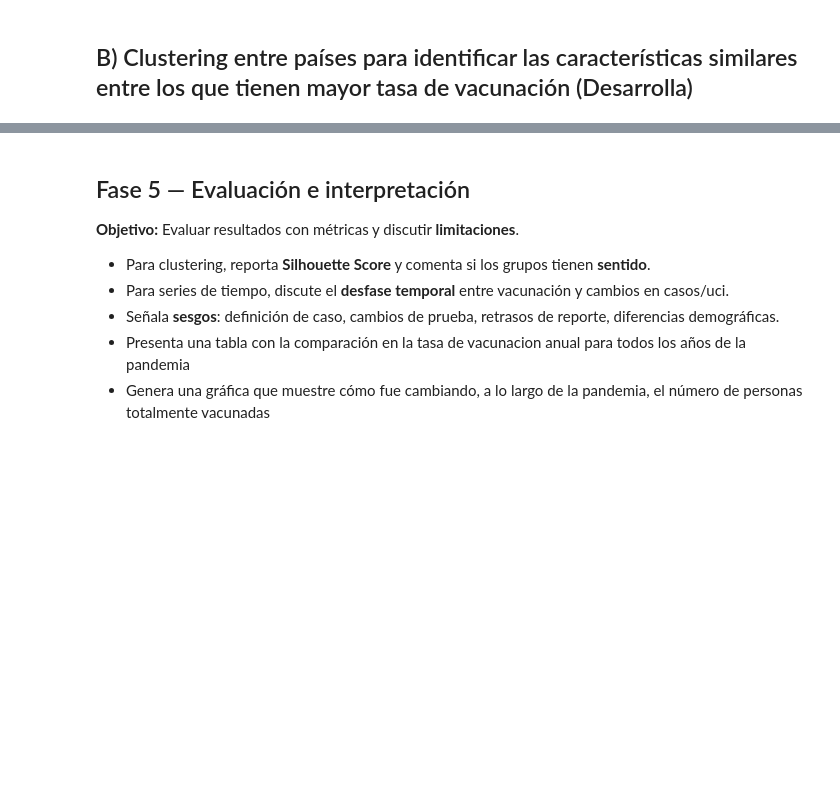
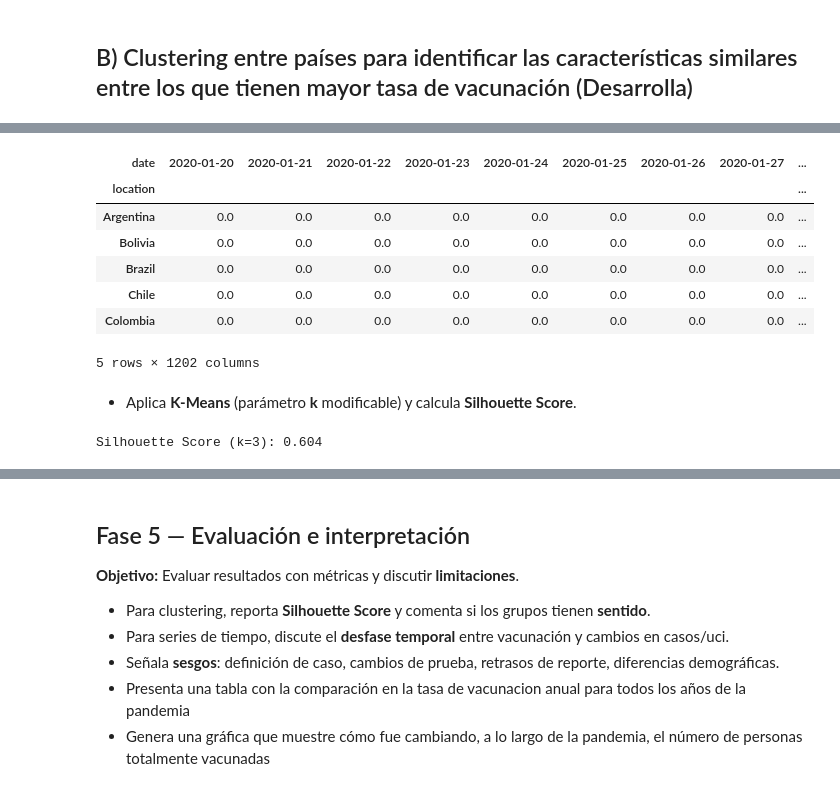
Before and after one commit to 1Enrique9/Ciencia-de-Datos, a Jupyter notebook: 7mo/Mineria_de_datos/Practicas/Practica2/Covid-19.ipynb, the cells around one changed output, grey strips where cells are left out. Drawn from its saved outputs; the diff is of its cells as text; code cells hidden in the pictures; blank space fills up the shorter version.

```diff
--- a/7mo/Mineria_de_datos/Practicas/Practica2/Covid-19.ipynb
+++ b/7mo/Mineria_de_datos/Practicas/Practica2/Covid-19.ipynb
@@ -461,0 +481,36 @@ Correlaciones (país objetivo):
+# %%
+matrix_scaled_df = pd.DataFrame(matrix_scaled, index=matrix.index, columns=matrix.columns)
+matrix_scaled_df.head()
+# %% [output]
+| date | 2020-01-20 | 2020-01-21 | 2020-01-22 | 2020-01-23 | 2020-01-24 | 2020-01-25 | 2020-01-26 | 2020-01-27 | ... |
+| location |  |  |  |  |  |  |  |  | ... |
+| Argentina | 0.0 | 0.0 | 0.0 | 0.0 | 0.0 | 0.0 | 0.0 | 0.0 | ... |
+| Bolivia | 0.0 | 0.0 | 0.0 | 0.0 | 0.0 | 0.0 | 0.0 | 0.0 | ... |
+| Brazil | 0.0 | 0.0 | 0.0 | 0.0 | 0.0 | 0.0 | 0.0 | 0.0 | ... |
+| Chile | 0.0 | 0.0 | 0.0 | 0.0 | 0.0 | 0.0 | 0.0 | 0.0 | ... |
+| Colombia | 0.0 | 0.0 | 0.0 | 0.0 | 0.0 | 0.0 | 0.0 | 0.0 | ... |
+5 rows × 1202 columns
+# %% [markdown]
+- Aplica **K-Means** (parámetro **k** modificable) y calcula **Silhouette Score**.
+# %%
+k = 3  # número de clusters, puedes probar con otros
+matrix_norm = latam.pivot_table(
+    index="location",
+    columns="date",
+    values="people_vaccinated_per_hundred",
+    fill_value=0
+)
+
+features = pd.DataFrame({
+    "mean_vaccinated": matrix_norm.mean(axis=1),
+    "var_vaccinated": matrix_norm.var(axis=1)
+}, index=matrix_norm.index)
+
+# KMeans
+kmeans = KMeans(n_clusters=k, random_state=42, n_init=10)
+labels_kmeans = kmeans.fit_predict(features)
+
+sil_score = silhouette_score(features, labels_kmeans)
+print(f"Silhouette Score (k={k}): {sil_score:.3f}")
+# %% [output]
+Silhouette Score (k=3): 0.604
```
Also changed, not shown: parts of 9 cells of this notebook, 2 other files.
